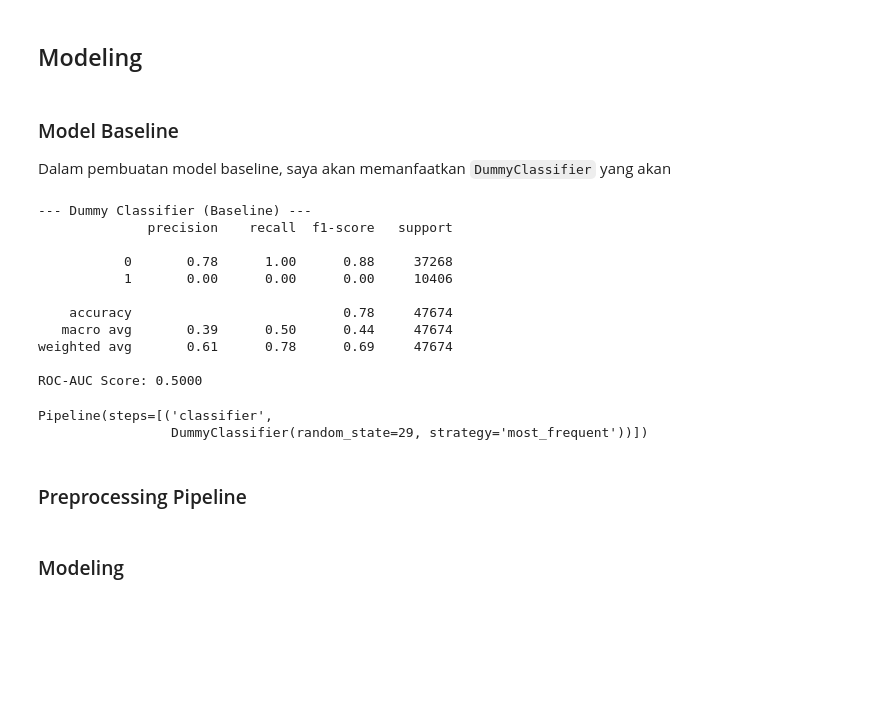
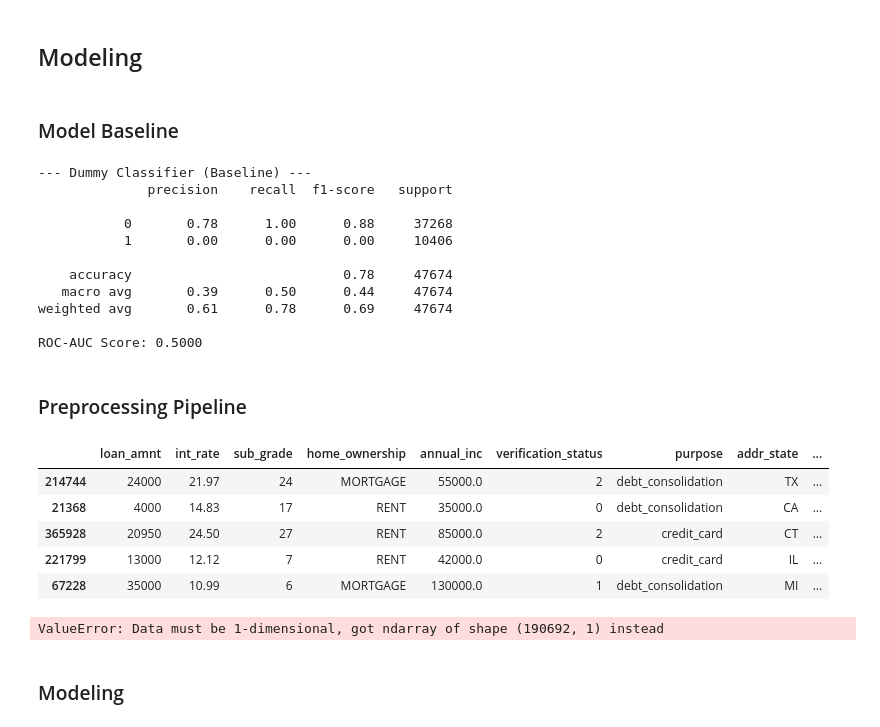
Before and after one commit to rbennum/rakamin_idxpartners_ds_project, a Jupyter notebook: notebooks/model.ipynb, the cells around one changed output. Drawn from its saved outputs; the diff is of its cells as text; code cells hidden in the pictures; blank space fills up the shorter version.

```diff
--- a/notebooks/model.ipynb
+++ b/notebooks/model.ipynb
@@ -656,7 +656,10 @@ Terlihat ada pengurangan sebanyak 226.721 baris data dari `loan_status` berlabel
 
 `verification_status` saya anggap sebagai fitur ordinal karena unique values-nya, `Verified`, `Source Verified`, dan `Not Verified` bisa dianggap sebagai tingkatan (`Verified` tertinggi, `Not Verified` terendah).
 # %%
-df['verification_status'] = df['verification_status'].map({'Verified': 2, 'Source Verified': 1, 'Not Verified': 0})
+df['verification_status'] = (
+    df['verification_status']
+    .map({'Verified': 2, 'Source Verified': 1, 'Not Verified': 0})
+)
 skim_result = utils.skim_data(df)
 display(skim_result)
 # %% [output]
@@ -798,26 +807,25 @@ Terlihat dari penjabaran di atas, bahwa selisih risk untuk ketiga fitur tersebut
 ## Modeling
 # %% [markdown]
 ### Model Baseline
-
-Dalam pembuatan model baseline, saya akan memanfaatkan `DummyClassifier` yang akan
 # %%
-from sklearn.metrics import classification_report, roc_auc_score, confusion_matrix
+from sklearn.metrics import classification_report, roc_auc_score
 from sklearn.pipeline import Pipeline
 from sklearn.dummy import DummyClassifier
 
-def run_dummy_classifier():
-    dummy_pipeline = Pipeline(steps=[
-        ('classifier', DummyClassifier(strategy='most_frequent', random_state=29))
-    ])
-    dummy_pipeline.fit(X_train, y_train)
-    y_pred_dummy = dummy_pipeline.predict(X_test)
-    y_pred_proba_dummy = dummy_pipeline.predict_proba(X_test)[:, 1]
+def train_dummy_classifier(X, y) -> DummyClassifier:
+    classifier = DummyClassifier(strategy='most_frequent', random_state=29)
+    classifier.fit(X, y)
+    return classifier
+
+def test_dummy_classifier(estimator: DummyClassifier):
+    y_pred_dummy = estimator.predict(X_test)
+    y_pred_proba_dummy = estimator.predict_proba(X_test)[:, 1]
     print("--- Dummy Classifier (Baseline) ---")
     print(classification_report(y_test, y_pred_dummy))
     print(f"ROC-AUC Score: {roc_auc_score(y_test, y_pred_proba_dummy):.4f}\n")
-    return dummy_pipeline
 
-run_dummy_classifier()
+dummy_pipeline = train_dummy_classifier(X_train, y_train)
+test_dummy_classifier(estimator=dummy_pipeline)
 # %% [output]
 --- Dummy Classifier (Baseline) ---
               precision    recall  f1-score   support
@@ -830,7 +838,5 @@ run_dummy_classifier()
 weighted avg       0.61      0.78      0.69     47674
 
 ROC-AUC Score: 0.5000
-Pipeline(steps=[('classifier',
-                 DummyClassifier(random_state=29, strategy='most_frequent'))])
 # %% [markdown]
 ### Preprocessing Pipeline
@@ -890,2 +843,18 @@ def create_preprocessing_pipeline(X_df):
+# %%
+X_train.sample(5)
+# %% [output]
+|  | loan_amnt | int_rate | sub_grade | home_ownership | annual_inc | verification_status | purpose | addr_state | ... |
+| 214744 | 24000 | 21.97 | 24 | MORTGAGE | 55000.0 | 2 | debt_consolidation | TX | ... |
+| 21368 | 4000 | 14.83 | 17 | RENT | 35000.0 | 0 | debt_consolidation | CA | ... |
+| 365928 | 20950 | 24.50 | 27 | RENT | 85000.0 | 2 | credit_card | CT | ... |
+| 221799 | 13000 | 12.12 | 7 | RENT | 42000.0 | 0 | credit_card | IL | ... |
+| 67228 | 35000 | 10.99 | 6 | MORTGAGE | 130000.0 | 1 | debt_consolidation | MI | ... |
+# %%
+import src.models as models
+
+preprocessor = models.create_preprocessing_pipeline(X_train)
+preprocessor.fit_transform(X_train, y_train)
+# %% [output]
+ValueError: Data must be 1-dimensional, got ndarray of shape (190692, 1) instead
 # %% [markdown]
 ### Modeling
```
Also changed, not shown: parts of 18 cells of this notebook, 9 other files.
